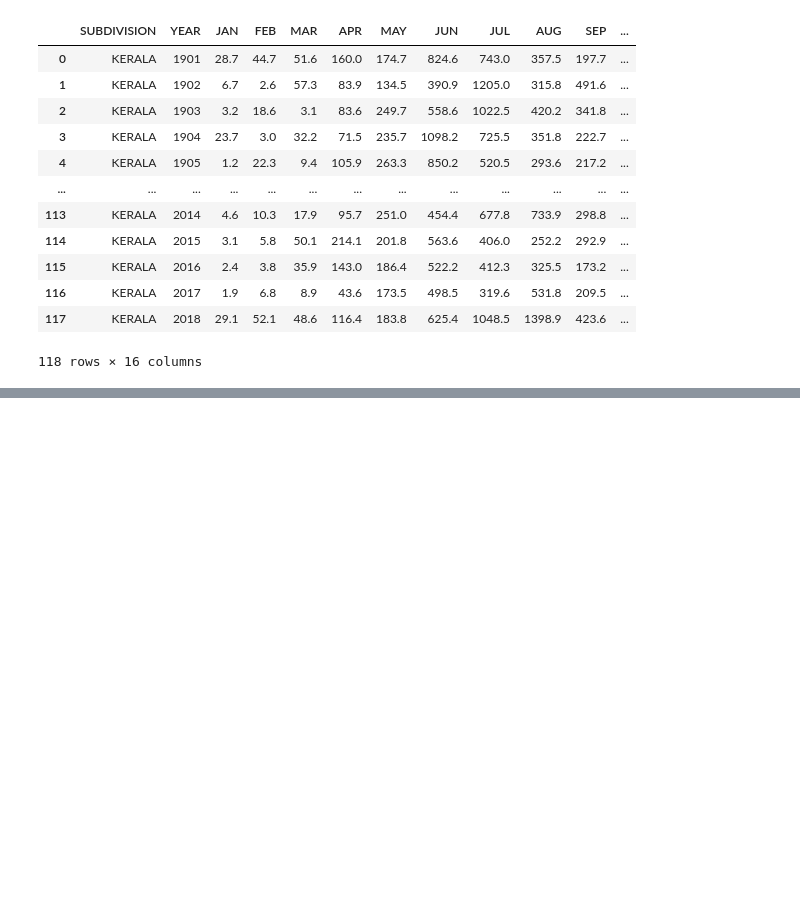
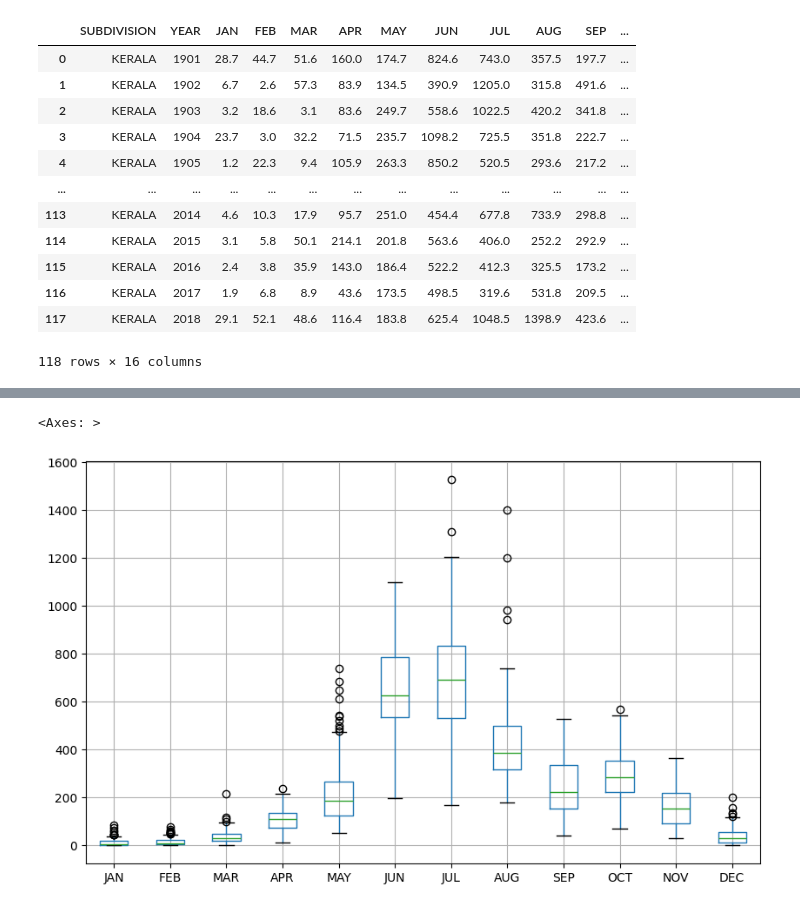
Before and after one commit to s4bih/machine-learning, a Jupyter notebook: PREDIKSI_BANJIR.ipynb, the cells around one changed output, grey strips where cells are left out. Drawn from its saved outputs; the diff is of its cells as text; code cells hidden in the pictures; blank space fills up the shorter version.

```diff
--- a/PREDIKSI_BANJIR.ipynb
+++ b/PREDIKSI_BANJIR.ipynb
@@ -87,0 +102,6 @@ data = data.drop('SUBDIVISION', axis=1)
+# %%
+plt.figure(figsize=(10, 6))
+data[['JAN', 'FEB', 'MAR', 'APR', 'MAY', 'JUN', 'JUL', 'AUG', 'SEP','OCT', 'NOV', 'DEC']].boxplot()
+# %% [output]
+<Axes: >
+[figure, added]
```
Also changed, not shown: parts of 15 cells of this notebook.
